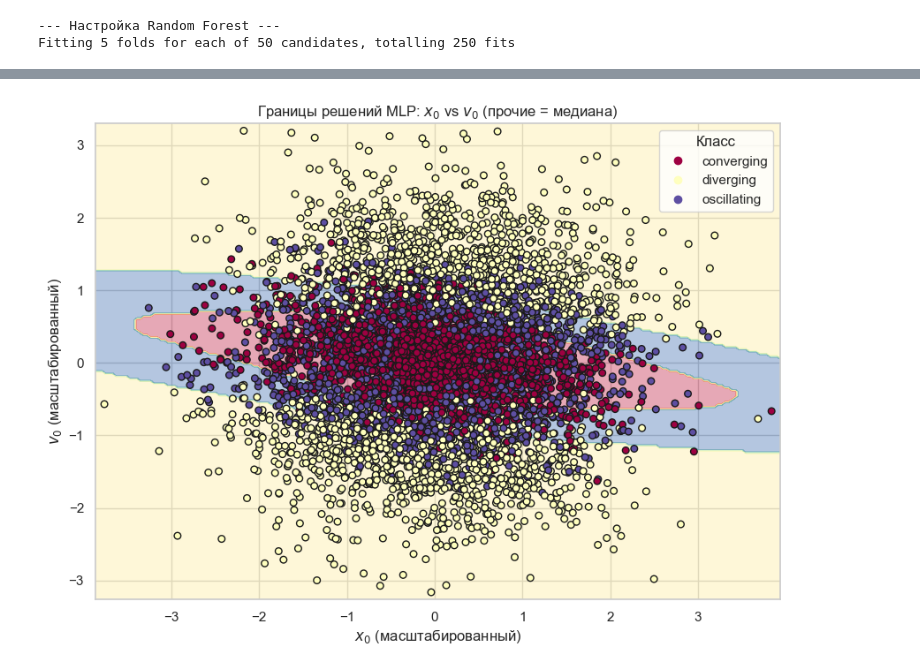
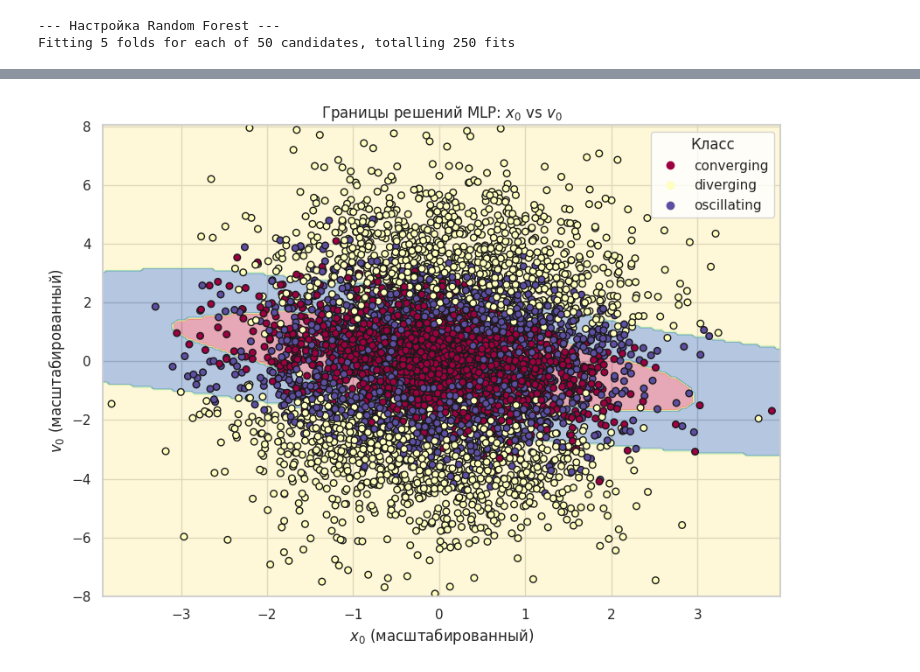
Before and after one commit to mika23252/ML_task, a Jupyter notebook: ml.ipynb, the cells around one changed output, grey strips where cells are left out. Saved outputs shown, nothing was run; the diff lists cells and outputs as text; code cells hidden in the pictures.

```diff
--- a/ml.ipynb
+++ b/ml.ipynb
@@ -200,13 +166,13 @@ Score: 0.5111666666666667
 | 1 | 634 | 1416 | 93 |
 | 2 | 572 | 949 | 109 |
 # %%
-model = RandomForestClassifier()
-model.fit(X_train_scaled, y_train)
-y_pred = model.predict(X_test_scaled)
+rf_model = RandomForestClassifier(random_state=42)
+rf_model.fit(X_train, y_train)
+y_pred = rf_model.predict(X_test)
 RFC_score = accuracy_score(y_test, y_pred)
 print('Количество тестовых данных:', len(y_test))
 print('Score:', RFC_score)
 
-pd.DataFrame(data = confusion_matrix(y_test, y_pred), columns=model.classes_, index=model.classes_)
+pd.DataFrame(data = confusion_matrix(y_test, y_pred), columns=rf_model.classes_, index=rf_model.classes_)
 # %% [output]
 Количество тестовых данных: 6000
@@ -269,7 +246,7 @@ rf_tuned = RandomizedSearchCV(
 )
 
 print("--- Настройка Random Forest ---")
-rf_tuned.fit(X_train_scaled, y_train)
+rf_tuned.fit(X_train, y_train)
 
 # Вывод лучших результатов
 best_rf_params = rf_tuned.best_params_
@@ -371,15 +370,15 @@ Fitting 5 folds for each of 30 candidates, totalling 150 fits
 # %%
 from sklearn.metrics import accuracy_score, balanced_accuracy_score, f1_score, confusion_matrix, classification_report
 
-BEST_RF_PARAMS = {'criterion': 'entropy', 'max_depth': 17, 'min_samples_leaf': 2, 'min_samples_split': 13, 'n_estimators': 211}
-BEST_MLP_PARAMS = {'activation': 'relu', 'alpha': 0.05477102793432797, 'hidden_layer_sizes': (53, 62), 'learning_rate_init': 0.004131329245555858, 'solver': 'adam'}
-BEST_LOGREG_PARAMS = {'C': 0.033205591037519584, 'penalty': 'l1', 'solver': 'liblinear'}
+# BEST_RF_PARAMS = {'criterion': 'entropy', 'max_depth': 17, 'min_samples_leaf': 2, 'min_samples_split': 13, 'n_estimators': 211}
+# BEST_MLP_PARAMS = {'activation': 'relu', 'alpha': 0.05477102793432797, 'hidden_layer_sizes': (49, 78), 'learning_rate_init': 0.004131329245555858, 'solver': 'adam'}
+# BEST_LOGREG_PARAMS = {'C': 0.033205591037519584, 'penalty': 'l1', 'solver': 'liblinear'}
 
 # Инициализация и обучение финальных моделей
 models = {
-    'LogReg': LogisticRegression(max_iter=1000, random_state=42, **BEST_LOGREG_PARAMS),
-    'Random Forest': RandomForestClassifier(random_state=42, n_jobs=-1, **BEST_RF_PARAMS),
-    'MLP': MLPClassifier(max_iter=500, random_state=42, **BEST_MLP_PARAMS)
+    'LogReg': logreg_tuned.best_estimator_,
+    'Random Forest': rf_tuned.best_estimator_,
+    'MLP': mlp_tuned.best_estimator_
 }
 
 # Словарь для хранения метрик
@@ -388,8 +387,7 @@ y_preds = {}
 
 # Обучение и оценка
 for name, model in models.items():
-    model.fit(X_train_scaled, y_train)
-    y_pred = model.predict(X_test_scaled)
+    y_pred = model.predict(X_test)
     y_preds[name] = y_pred
 
     final_metrics[name] = {
@@ -465,7 +463,7 @@ plt.show()
 best_model = models['MLP']
 
 # Создаем "фиктивный" DataFrame из масштабированных данных
-X_test_df = pd.DataFrame(X_test_scaled, columns=X.columns)
+X_test_df = pd.DataFrame(X_test, columns=X.columns)
 
 # Вычисляем медианы для фиксации остальных признаков
 medians = X_test_df.median().values
@@ -474,33 +472,33 @@ medians = X_test_df.median().values
 x_min, x_max = X_test_df['x0'].min() - 0.1, X_test_df['x0'].max() + 0.1
 y_min, y_max = X_test_df['v0'].min() - 0.1, X_test_df['v0'].max() + 0.1
 
 xx, yy = np.meshgrid(np.linspace(x_min, x_max, 200),
                      np.linspace(y_min, y_max, 200))
 
 # Подготовка сетки для предсказания: фиксируем остальные признаки на медиане
 grid = np.tile(medians, (xx.size, 1))
 # Заменяем колонки x0 и v0 значениями сетки
 grid[:, X.columns.get_loc('x0')] = xx.ravel()
 grid[:, X.columns.get_loc('v0')] = yy.ravel()
 
 # Предсказание на сетке
 Z = best_model.predict(grid)
 Z = Z.reshape(xx.shape)
 
 # Визуализация
 plt.figure(figsize=(10, 7))
 plt.contourf(xx, yy, Z, alpha=0.4, cmap=plt.cm.Spectral)
-scatter = plt.scatter(X_test_scaled['x0'], X_test_scaled['v0'], c=y_test,
+scatter = plt.scatter(X_test['x0'], X_test['v0'], c=y_test,
                       s=30, edgecolor='k', cmap=plt.cm.Spectral)
 
-plt.title(f'Границы решений MLP: $x_0$ vs $v_0$ (прочие = медиана)')
+plt.title(f'Границы решений MLP: $x_0$ vs $v_0$')
 plt.xlabel('$x_0$ (масштабированный)')
 plt.ylabel('$v_0$ (масштабированный)')
 
 # ИСПРАВЛЕНИЕ ОШИБКИ: Используем явное распаковывание и позиционные аргументы
 legend_handles, _ = scatter.legend_elements()
 plt.legend(legend_handles, le.classes_, title="Класс")
 
 plt.show()
 # %% [output]
-[figure, old version]
+[figure, new version]
```
Also changed, not shown: parts of 18 cells of this notebook.
